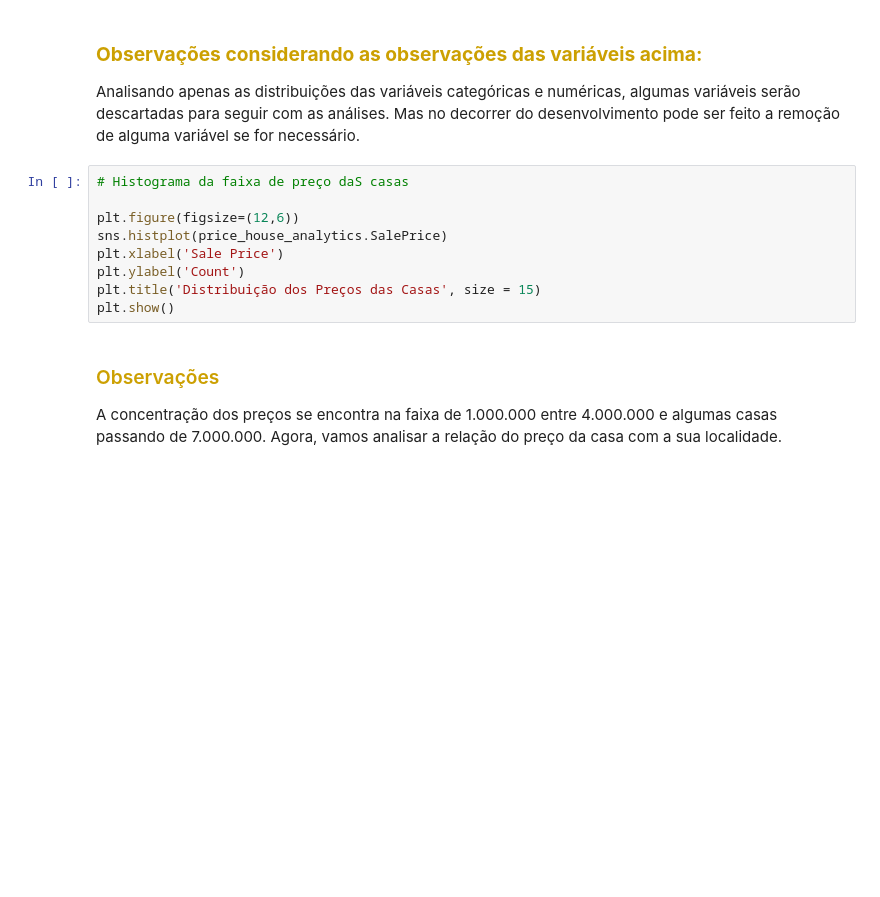
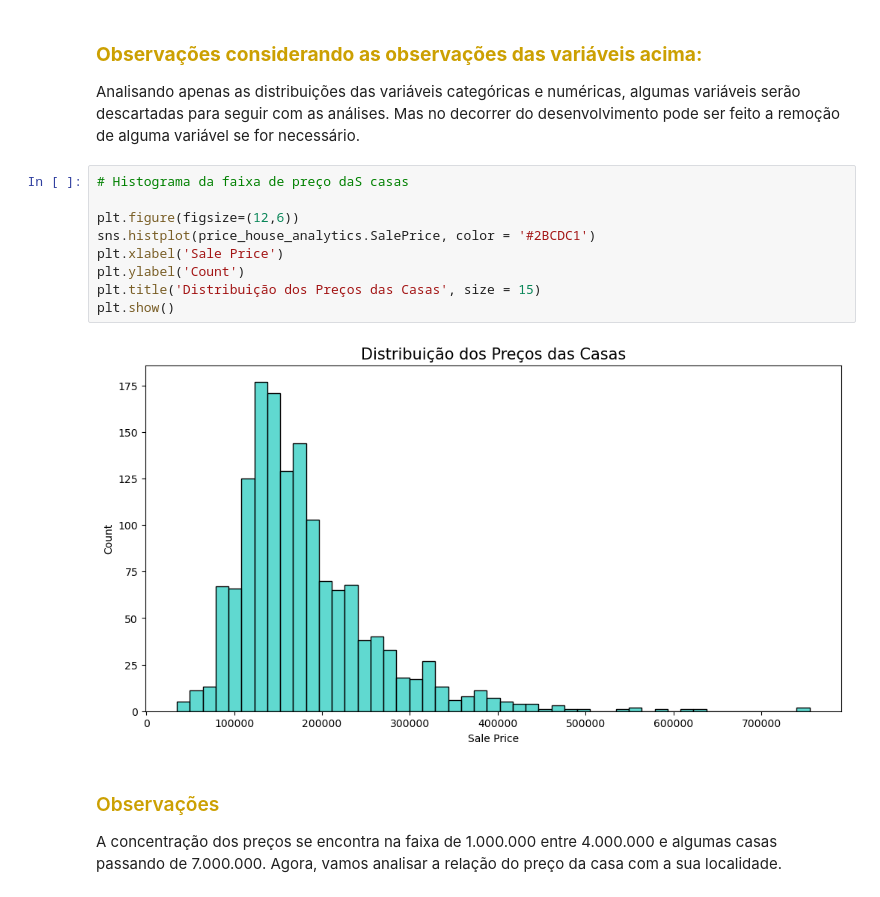
Before and after one commit to anamariapego/House_Price_Predicition, a Jupyter notebook: 01-CodigoFonte/01-EngenhariaDeDados/House_Price_Prediction.ipynb, the cells around one changed output. Drawn from its saved outputs; the diff is of its cells as text; blank space fills up the shorter version.

Commit message:
House_Pice_Prediction

```diff
--- a/01-CodigoFonte/01-EngenhariaDeDados/House_Price_Prediction.ipynb
+++ b/01-CodigoFonte/01-EngenhariaDeDados/House_Price_Prediction.ipynb
@@ -433,12 +455,14 @@ Analisando apenas as distribuições das variáveis categóricas e numéricas, a
 # %%
 # Histograma da faixa de preço daS casas
 
 plt.figure(figsize=(12,6))
-sns.histplot(price_house_analytics.SalePrice)
+sns.histplot(price_house_analytics.SalePrice, color = '#2BCDC1')
 plt.xlabel('Sale Price')
 plt.ylabel('Count')
 plt.title('Distribuição dos Preços das Casas', size = 15)
 plt.show()
+# %% [output]
+[figure, added]
 # %% [markdown]
 <h3 style='color : #cca002'> Observações </h3>
 
```
Also changed, not shown: parts of 26 cells of this notebook.
